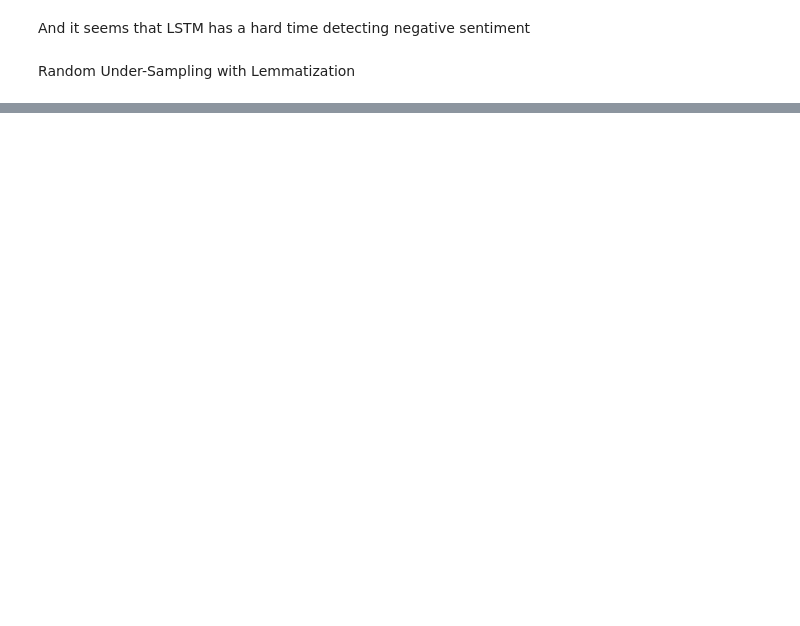
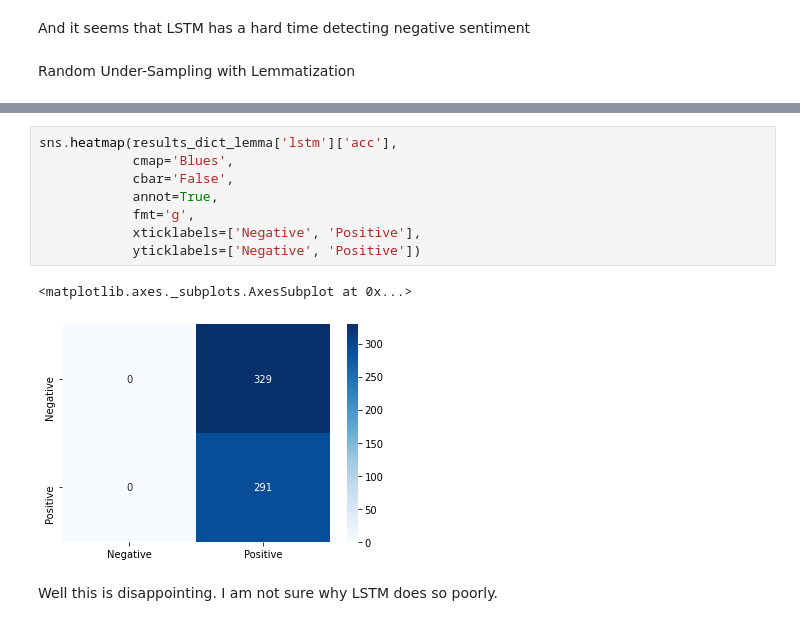
Before and after one commit to Hadryan/Amazon-Musical-Instrument-Sentiment-Analysis, a Jupyter notebook: Results.ipynb, the cells around one changed output, grey strips where cells are left out. Saved outputs shown, nothing was run; the diff lists cells and outputs as text; blank space fills up the shorter version.

```diff
--- a/Results.ipynb
+++ b/Results.ipynb
@@ -234,0 +291,13 @@ Random Under-Sampling with Lemmatization
+# %%
+sns.heatmap(results_dict_lemma['lstm']['acc'],
+            cmap='Blues',
+            cbar='False',
+            annot=True,
+            fmt='g',
+            xticklabels=['Negative', 'Positive'],
+            yticklabels=['Negative', 'Positive'])
+# %% [output]
+<matplotlib.axes._subplots.AxesSubplot at 0x...>
+[figure, added]
+# %% [markdown]
+Well this is disappointing. I am not sure why LSTM does so poorly.
```
Also changed, not shown: parts of 24 cells of this notebook, 26 other files.
